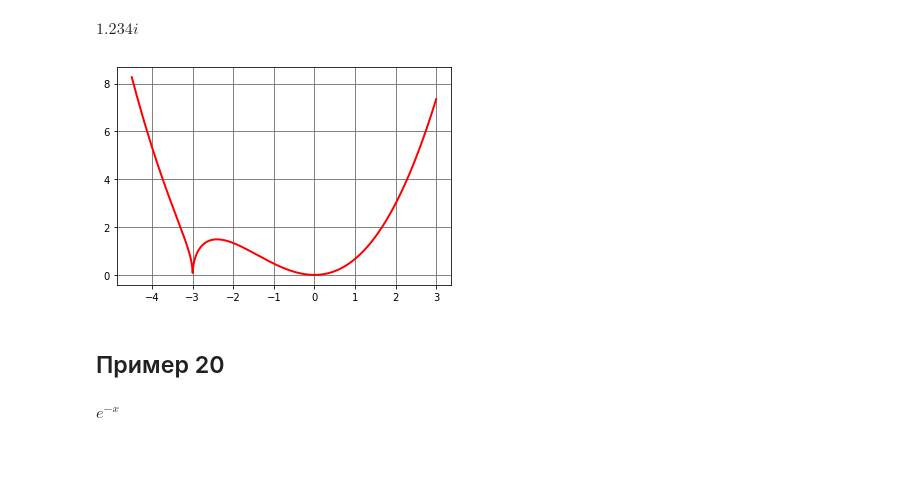
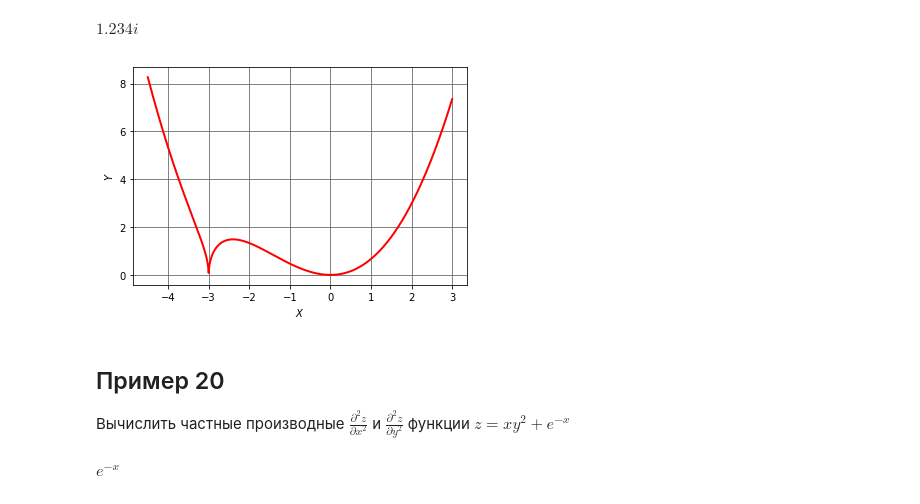
Before and after one commit to VyhodcevEgor/PI, a Jupyter notebook: LR №3/Лабораторная работа №3 Выходцев Е.Д.ipynb, the cells around one changed output. Drawn from its saved outputs; the diff is of its cells as text; code cells hidden in the pictures; blank space fills up the shorter version.

```diff
--- a/LR №3/Лабораторная работа №3 Выходцев Е.Д.ipynb
+++ b/LR №3/Лабораторная работа №3 Выходцев Е.Д.ipynb
@@ -419,14 +460,17 @@ $\displaystyle 1.234 i$
 # %%
 f = lambda х: x**2*np.sqrt(abs(x+3))/3
 x = np.linspace(-4.5,3,2000)
 f_x = f(x)
 plt.plot(x,f_x,lw=2,color='red')
+plt.xlabel('$X$')
+plt.ylabel('$Y$')
 plt.grid(True, linestyle='-', color='0.4')
 plt.show()
 # %% [output]
-[figure, old version]
+[figure, new version]
-# %% [markdown]
-## Пример 20
+# %% [markdown]
+## Пример 20
+Вычислить частные производные $ \frac{\partial^{2} z}{\partial x^{2}}$ и $\frac{\partial^{2} z}{\partial y^{2}}$ функции $z=x y^{2}+e^{-x}$
 # %%
 x, y = symbols("x y")
 z = x*y**2 + exp(-x)
```
Also changed, not shown: parts of 99 cells of this notebook, 5 other files.
